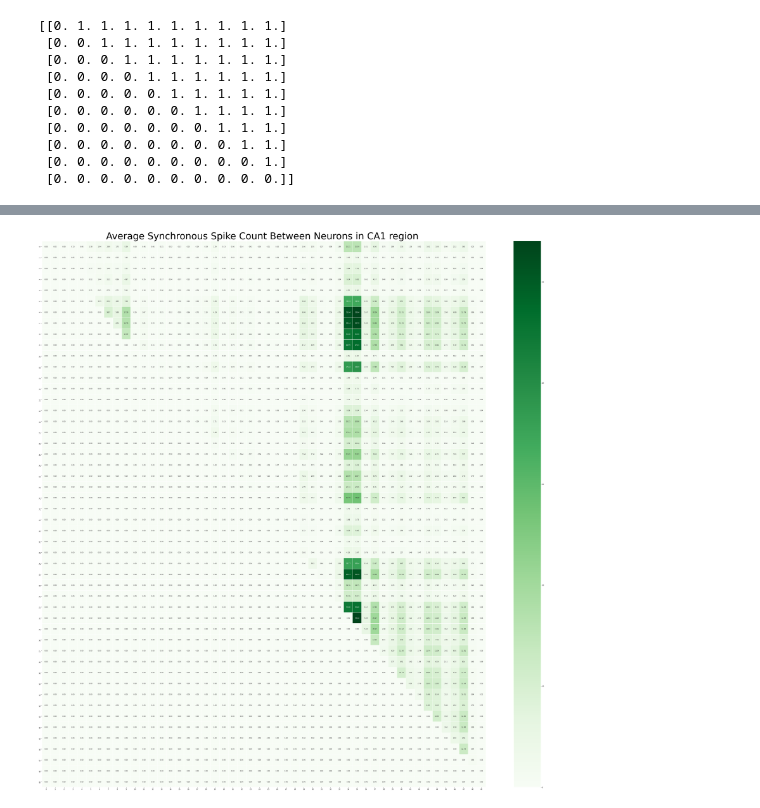
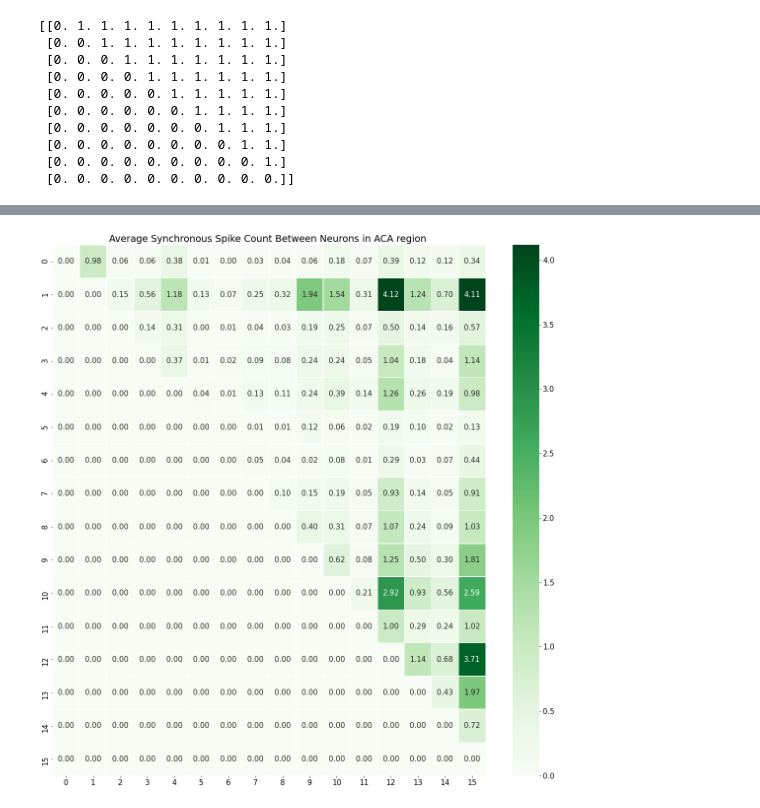
Before and after one commit to ugurcancakal/spike_jitter_analysis, a Jupyter notebook: spike_jitter.ipynb, the cells around one changed output, grey strips where cells are left out. Cells and saved outputs as stored; diff of their text form; code cells hidden in the pictures.

Commit message:
Visualisation and formatting

```diff
--- a/spike_jitter.ipynb
+++ b/spike_jitter.ipynb
@@ -136,7 +136,7 @@ def spike_count(reference, target, synch_width, print_spikes = False):
       match. If it creates problems, instead of using 1D float arrays, there is
       a chance to use the raw spike recording which are 1D boolean arrays
       guaranteed to have the same shape.
-    @ugurc
+    @ugurc 200725
   '''
   r = 0
   t = 0
@@ -198,6 +200,8 @@ def average_over_trials(reference_set, target_set, synch_width):
 
     Returns:
       number of spikes (int): Average number of spikes within the synch_width
+
+    @ugurc 200728
   '''
   # Smaller trial set determines the averaging window size
   trial_size = len(reference_set) if (len(reference_set) \
@@ -276,7 +280,8 @@ def analyse_region(data, region, synch_width):
         be analyzed separately. In that case, instead of an upper triangular
         matrix, we would need to generate two full matrices. One for
         [0,w_positive] interval and one for [w_negative,0] interval.
-    @ugurc
+
+    @ugurc 200725
   '''
   test_size = np.size(data[region], axis = 0)
   test = np.zeros((test_size,test_size))
@@ -303,7 +309,15 @@ def raster_plot(spike_times, neurons_of_interest):
   plt.show()
 # %%
 def heat_map_annotated(test, title, title_size, save_fig = False):
-  '''
+  '''Creates an annotated heat map depending on the given test data
+
+    Args:
+      test(2D array): data to be printed
+      title(string): title to be shown. It will also be used as the filename
+      title_size(int): font size of the title to be printed
+      save_fig(bool): save the figure or not
+
+    @ugurc 200728
   '''
   size = np.size(test, axis=0)
   f, ax = plt.subplots(figsize=(size, size))
@@ -435,15 +449,15 @@ Average Over Trials: 26.52059
 # %%
 # @title Average On A Region Heat Map
 # (region ->(neuron, trial)) dictionary
 data, areas = extract_areas(alldat, alldat_ST)
 synch_width = 5000 # in msec
-reg = 1
+reg = 0
 test_size = np.size(data[areas[reg]], axis = 0)
 title = "Average Synchronous Spike Count Between Neurons in \
 {} region ".format(areas[reg])
 # ------------------
 
 test = analyse_region(data, areas[reg], synch_width)
 heat_map_annotated(test, title, title_size = test_size*1.2, save_fig = True)
 # %% [output]
-[figure, old version]
+[figure, new version]
```
Also changed, not shown: parts of 6 cells of this notebook.
